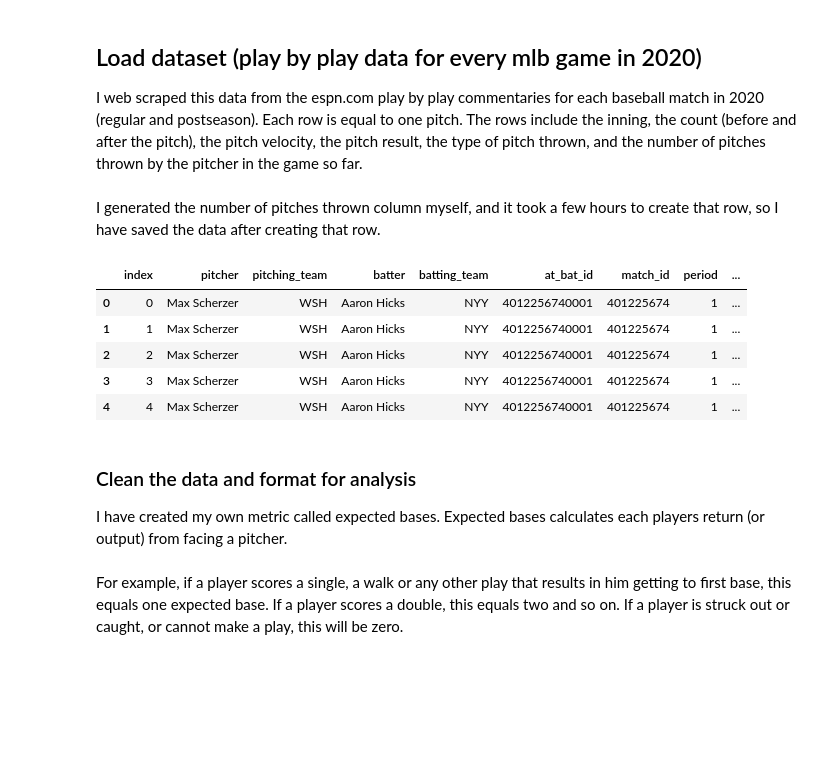
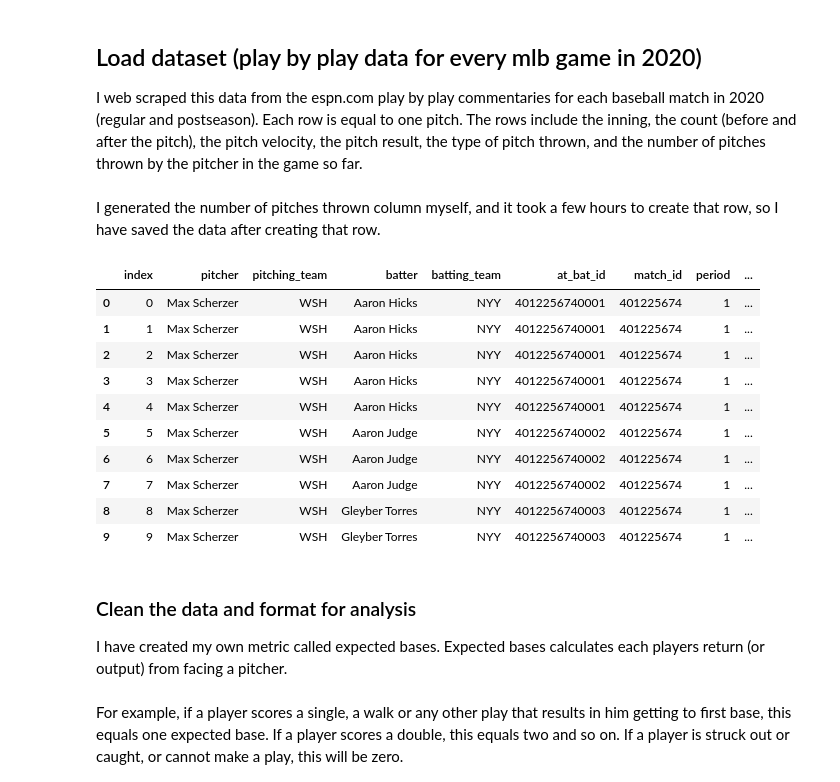
Before and after one commit to JoePeirson/baseball_analysis, a Jupyter notebook: mlb_analysis.ipynb, the cells around one changed output. Cells and saved outputs as stored; diff of their text form; code cells hidden in the pictures; blank space fills up the shorter version.

```diff
--- a/mlb_analysis.ipynb
+++ b/mlb_analysis.ipynb
@@ -31,14 +31,19 @@ I generated the number of pitches thrown column myself, and it took a few hours
 # %%
 # df.to_csv('saved_mlb_analysis')
 df = pd.read_csv('saved_mlb_analysis').iloc[:,1:]
-df.head()
+df.head(10)
 # %% [output]
 |  | index | pitcher | pitching_team | batter | batting_team | at_bat_id | match_id | period | ... |
 | 0 | 0 | Max Scherzer | WSH | Aaron Hicks | NYY | 4012256740001 | 401225674 | 1 | ... |
 | 1 | 1 | Max Scherzer | WSH | Aaron Hicks | NYY | 4012256740001 | 401225674 | 1 | ... |
 | 2 | 2 | Max Scherzer | WSH | Aaron Hicks | NYY | 4012256740001 | 401225674 | 1 | ... |
 | 3 | 3 | Max Scherzer | WSH | Aaron Hicks | NYY | 4012256740001 | 401225674 | 1 | ... |
 | 4 | 4 | Max Scherzer | WSH | Aaron Hicks | NYY | 4012256740001 | 401225674 | 1 | ... |
+| 5 | 5 | Max Scherzer | WSH | Aaron Judge | NYY | 4012256740002 | 401225674 | 1 | ... |
+| 6 | 6 | Max Scherzer | WSH | Aaron Judge | NYY | 4012256740002 | 401225674 | 1 | ... |
+| 7 | 7 | Max Scherzer | WSH | Aaron Judge | NYY | 4012256740002 | 401225674 | 1 | ... |
+| 8 | 8 | Max Scherzer | WSH | Gleyber Torres | NYY | 4012256740003 | 401225674 | 1 | ... |
+| 9 | 9 | Max Scherzer | WSH | Gleyber Torres | NYY | 4012256740003 | 401225674 | 1 | ... |
 # %% [markdown]
 ### Clean the data and format for analysis
 I have created my own metric called expected bases. Expected bases calculates each players return (or output) from facing a pitcher. <br><br>
```
Also changed, not shown: parts of 1 cell of this notebook.
